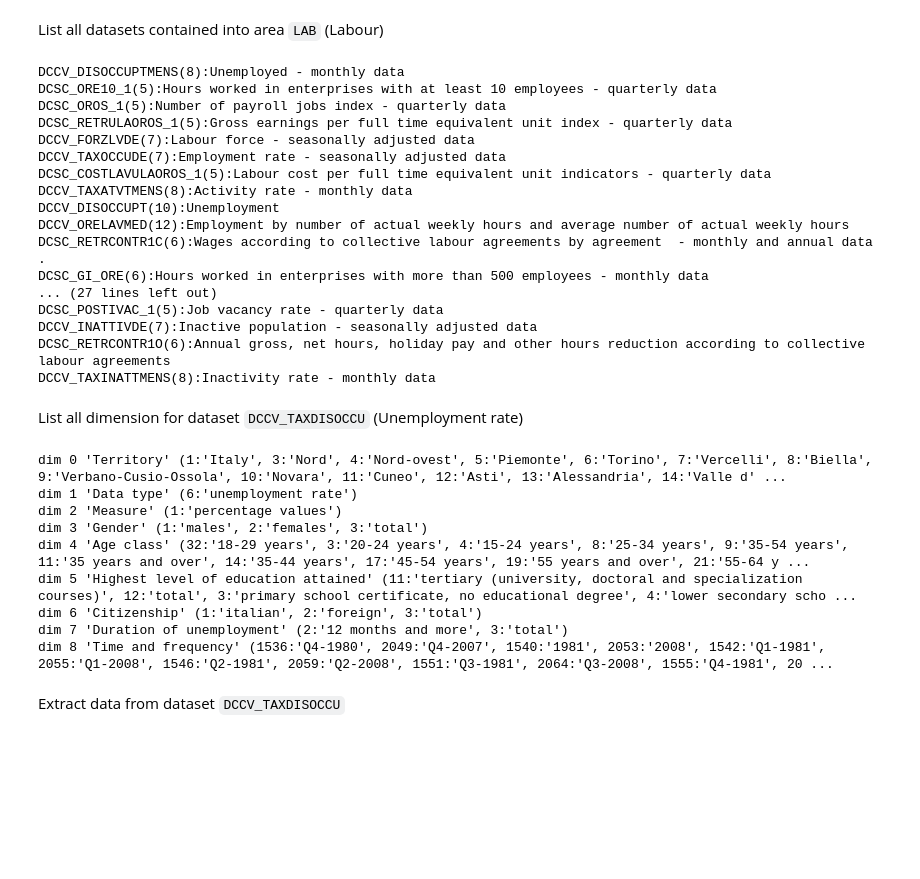
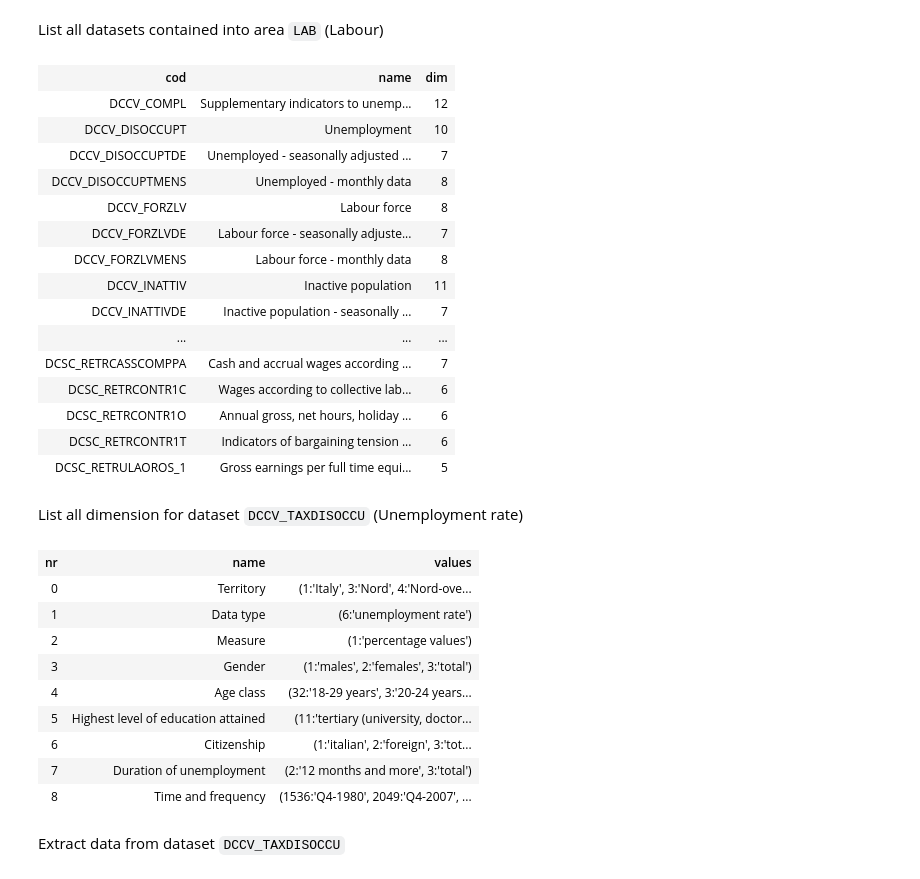
Before and after one commit to 26fe/jsonstat.py, a Jupyter notebook: istat-notebooks/istat_unemployment.ipynb, the cells around one changed output. Drawn from its saved outputs; the diff is of its cells as text; code cells hidden in the pictures; blank space fills up the shorter version.

```diff
--- a/istat-notebooks/istat_unemployment.ipynb
+++ b/istat-notebooks/istat_unemployment.ipynb
@@ -49,43 +45,42 @@ List all datasets contained into area `LAB` (Labour)
 # %%
 istat_area_name = 'LAB'
 istat_area = istat.area(istat_area_name)
 
-for istat_dataset in istat_area.datasets():
-    print(u"{}({}):{}".format(istat_dataset.cod(), istat_dataset.nrdim(), istat_dataset.name()))
+HTML(istat_area.datasets_as_html())
 # %% [output]
-DCCV_DISOCCUPTMENS(8):Unemployed - monthly data
-DCSC_ORE10_1(5):Hours worked in enterprises with at least 10 employees - quarterly data
-DCSC_OROS_1(5):Number of payroll jobs index - quarterly data
-DCSC_RETRULAOROS_1(5):Gross earnings per full time equivalent unit index - quarterly data
-DCCV_FORZLVDE(7):Labour force - seasonally adjusted data
-DCCV_TAXOCCUDE(7):Employment rate - seasonally adjusted data
-DCSC_COSTLAVULAOROS_1(5):Labour cost per full time equivalent unit indicators - quarterly data
-DCCV_TAXATVTMENS(8):Activity rate - monthly data
-DCCV_DISOCCUPT(10):Unemployment
-DCCV_ORELAVMED(12):Employment by number of actual weekly hours and average number of actual weekly hours
-DCSC_RETRCONTR1C(6):Wages according to collective labour agreements by agreement  - monthly and annual data               .
-DCSC_GI_ORE(6):Hours worked in enterprises with more than 500 employees - monthly data
-... (27 lines left out)
-DCSC_POSTIVAC_1(5):Job vacancy rate - quarterly data
-DCCV_INATTIVDE(7):Inactive population - seasonally adjusted data
-DCSC_RETRCONTR1O(6):Annual gross, net hours, holiday pay and other hours reduction according to collective labour agreements
-DCCV_TAXINATTMENS(8):Inactivity rate - monthly data
+| cod | name | dim |
+| DCCV_COMPL | Supplementary indicators to unemp... | 12 |
+| DCCV_DISOCCUPT | Unemployment | 10 |
+| DCCV_DISOCCUPTDE | Unemployed - seasonally adjusted ... | 7 |
+| DCCV_DISOCCUPTMENS | Unemployed - monthly data | 8 |
+| DCCV_FORZLV | Labour force | 8 |
+| DCCV_FORZLVDE | Labour force - seasonally adjuste... | 7 |
+| DCCV_FORZLVMENS | Labour force - monthly data | 8 |
+| DCCV_INATTIV | Inactive population | 11 |
+| DCCV_INATTIVDE | Inactive population - seasonally ... | 7 |
+| ... | ... | ... |
+| DCSC_RETRCASSCOMPPA | Cash and accrual wages according ... | 7 |
+| DCSC_RETRCONTR1C | Wages according to collective lab... | 6 |
+| DCSC_RETRCONTR1O | Annual gross, net hours, holiday ... | 6 |
+| DCSC_RETRCONTR1T | Indicators of bargaining tension ... | 6 |
+| DCSC_RETRULAOROS_1 | Gross earnings per full time equi... | 5 |
 # %% [markdown]
 List all dimension for dataset `DCCV_TAXDISOCCU` (Unemployment rate)
 # %%
 istat_dataset_name = 'DCCV_TAXDISOCCU'
 istat_dataset = istat_area.dataset(istat_dataset_name)
-istat_dataset.info_dimensions()
+HTML(istat_dataset.info_dimensions_as_html())
 # %% [output]
-dim 0 'Territory' (1:'Italy', 3:'Nord', 4:'Nord-ovest', 5:'Piemonte', 6:'Torino', 7:'Vercelli', 8:'Biella', 9:'Verbano-Cusio-Ossola', 10:'Novara', 11:'Cuneo', 12:'Asti', 13:'Alessandria', 14:'Valle d' ...
-dim 1 'Data type' (6:'unemployment rate')
-dim 2 'Measure' (1:'percentage values')
-dim 3 'Gender' (1:'males', 2:'females', 3:'total')
-dim 4 'Age class' (32:'18-29 years', 3:'20-24 years', 4:'15-24 years', 8:'25-34 years', 9:'35-54 years', 11:'35 years and over', 14:'35-44 years', 17:'45-54 years', 19:'55 years and over', 21:'55-64 y ...
-dim 5 'Highest level of education attained' (11:'tertiary (university, doctoral and specialization courses)', 12:'total', 3:'primary school certificate, no educational degree', 4:'lower secondary scho ...
-dim 6 'Citizenship' (1:'italian', 2:'foreign', 3:'total')
-dim 7 'Duration of unemployment' (2:'12 months and more', 3:'total')
-dim 8 'Time and frequency' (1536:'Q4-1980', 2049:'Q4-2007', 1540:'1981', 2053:'2008', 1542:'Q1-1981', 2055:'Q1-2008', 1546:'Q2-1981', 2059:'Q2-2008', 1551:'Q3-1981', 2064:'Q3-2008', 1555:'Q4-1981', 20 ...
+| nr | name | values |
+| 0 | Territory | (1:'Italy', 3:'Nord', 4:'Nord-ove... |
+| 1 | Data type | (6:'unemployment rate') |
+| 2 | Measure | (1:'percentage values') |
+| 3 | Gender | (1:'males', 2:'females', 3:'total') |
+| 4 | Age class | (32:'18-29 years', 3:'20-24 years... |
+| 5 | Highest level of education attained | (11:'tertiary (university, doctor... |
+| 6 | Citizenship | (1:'italian', 2:'foreign', 3:'tot... |
+| 7 | Duration of unemployment | (2:'12 months and more', 3:'total') |
+| 8 | Time and frequency | (1536:'Q4-1980', 2049:'Q4-2007', ... |
 # %% [markdown]
 Extract data from dataset `DCCV_TAXDISOCCU`
 # %%
```
Also changed, not shown: parts of 11 cells of this notebook, 1 other file.
